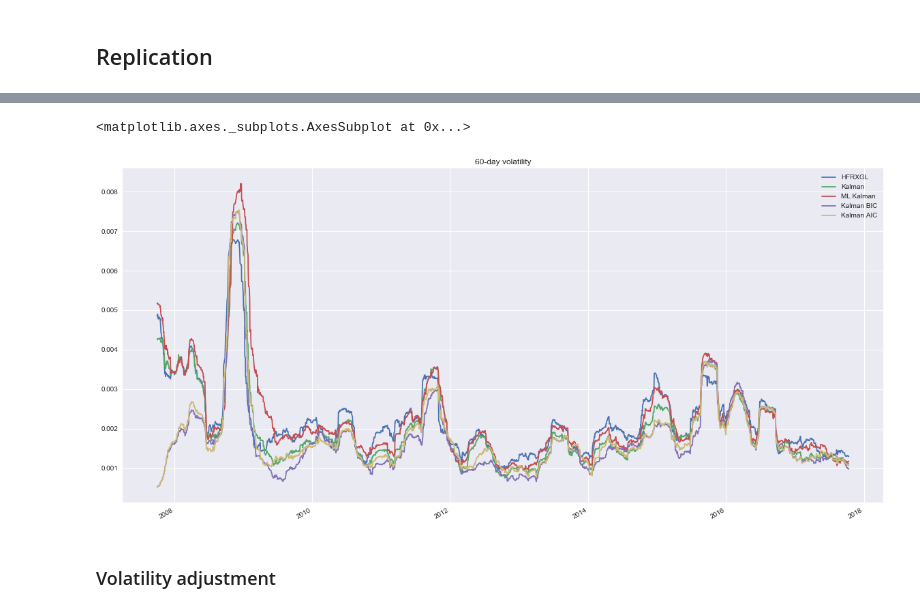
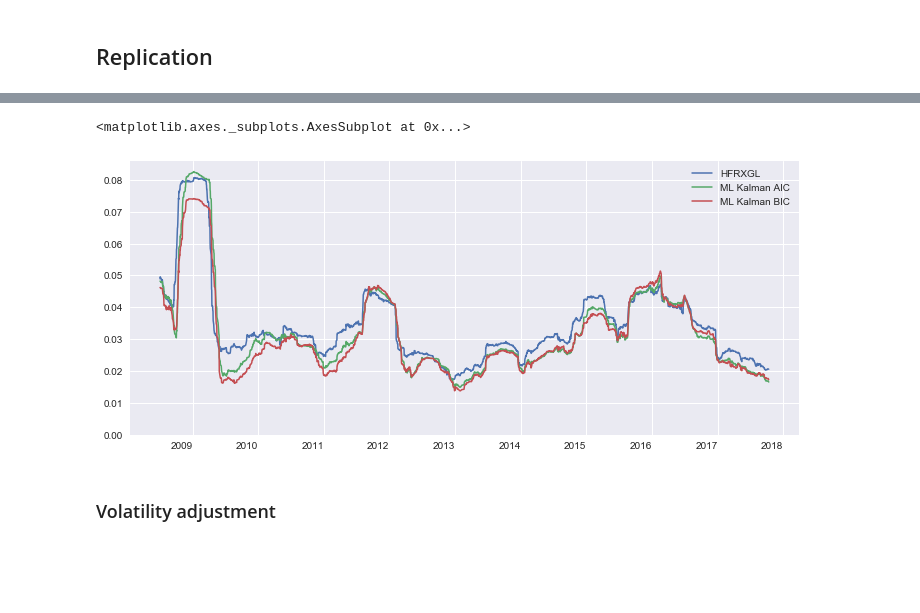
Before and after one commit to gwigniolle/Hedge-Fund-Replication, a Jupyter notebook: Replication HFRXGL.ipynb, the cells around one changed output, grey strips where cells are left out. Cells and saved outputs as stored; diff of their text form; code cells hidden in the pictures; blank space fills up the shorter version.

Commit message:
new replicationz

```diff
--- a/Replication HFRXGL.ipynb
+++ b/Replication HFRXGL.ipynb
@@ -136,7 +195,7 @@ Wall time: 9.8 s
 # %%
 %%time
-df_weight_kalman_bic = selective_kalman_filter(hrfx_returns, returns_all,sample_length=size, frequency=freq,\
-                                          nu=nu, criterion='bic')
+df_weight_kalman_bic = selective_kalman_filter(hrfx_returns, returns_all,sample_length=size, frequency=freq,
+                                               nu=nu, criterion='bic')
 
 prices_for_track_kalman_bic = prices_all.loc[df_weight_kalman_bic.index[0]:]
 # %% [output]
@@ -152,7 +211,7 @@ Wall time: 24.5 s
 # %%
 %%time
-df_weight_kalman_aic = selective_kalman_filter(hrfx_returns, returns_all,sample_length=size, frequency=freq,\
-                                          nu=nu, criterion='aic')
+df_weight_kalman_aic = selective_kalman_filter(hrfx_returns, returns_all,sample_length=size, frequency=freq,
+                                               nu=nu, criterion='aic')
 
 prices_for_track_kalman_aic = prices_all.loc[df_weight_kalman_aic.index[0]:]
 # %% [output]
@@ -170,10 +229,19 @@ Wall time: 14.8 s
 # %%
 %%time
 tc = 0.0005
-lag = 3
+lag = 2
+
+replication_ols = make_track(prices_for_track_ols, df_weight_ols, tc=tc, lag=lag)
+df_res = hfrx.loc[replication_ols.index]
+df_res["OLS"] = replication_ols
+
+replication_ridge = make_track(prices_for_track_ridge, df_weight_ridge, tc=tc, lag=lag)
+df_res["Ridge"] = replication_ridge
 
 replication_aic = make_track(prices_for_track_aic, df_weight_aic, tc=tc, lag=lag)
-df_res = hfrx.loc[replication_aic.index]
+df_res["Lasso AIC"] = replication_aic
+
+replication_aic = make_track(prices_for_track_aic, df_weight_aic, tc=tc, lag=lag)
 df_res["Lasso AIC"] = replication_aic
 
 replication_bic = make_track(prices_for_track_bic, df_weight_bic, tc=tc, lag=lag)
@@ -200,0 +269,4 @@ Wall time: 1.44 s
+# %%
+df_res = df_res.loc['2008':'2017-10-13']  #.loc['06-2009':]
+df_res = (df_res / df_res.iloc[0])
+df_res[[fund_name, 'OLS', 'Ridge', 'Lasso BIC', 'Lasso AIC']].plot(figsize=(12,6), rot=0, linewidth=1.5)
@@ -228,9 +302,9 @@ df_stat
 # %%
-vol = df_res.pct_change().rolling(window=60).std().dropna()
-vol[[fund_name, 'Kalman', 'ML Kalman', 'Kalman BIC', 'Kalman AIC']].plot(figsize=(20,10), title='60-day volatility')
+vol = np.sqrt(252) * df_res.pct_change().rolling(window=126).std().dropna()
+vol[[fund_name, 'ML Kalman AIC', 'ML Kalman BIC']].plot(ylim=(0,None), figsize=(12,5.6), linewidth=1.5, rot=0)
 # %% [output]
 <matplotlib.axes._subplots.AxesSubplot at 0x...>
-[figure, old version]
+[figure, new version]
 # %% [markdown]
 ### Volatility adjustment
 # %%
```
Also changed, not shown: parts of 48 cells of this notebook, 9 other files.
